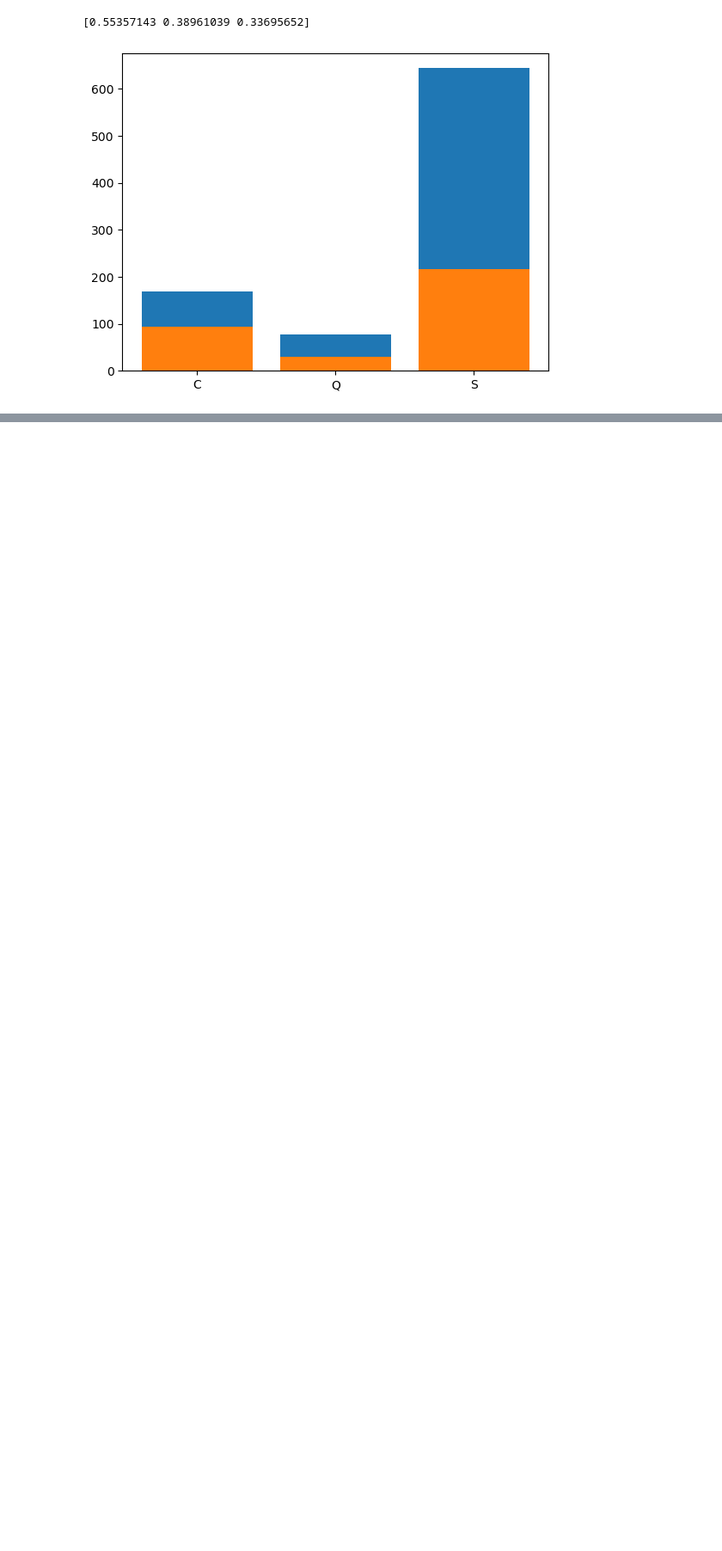
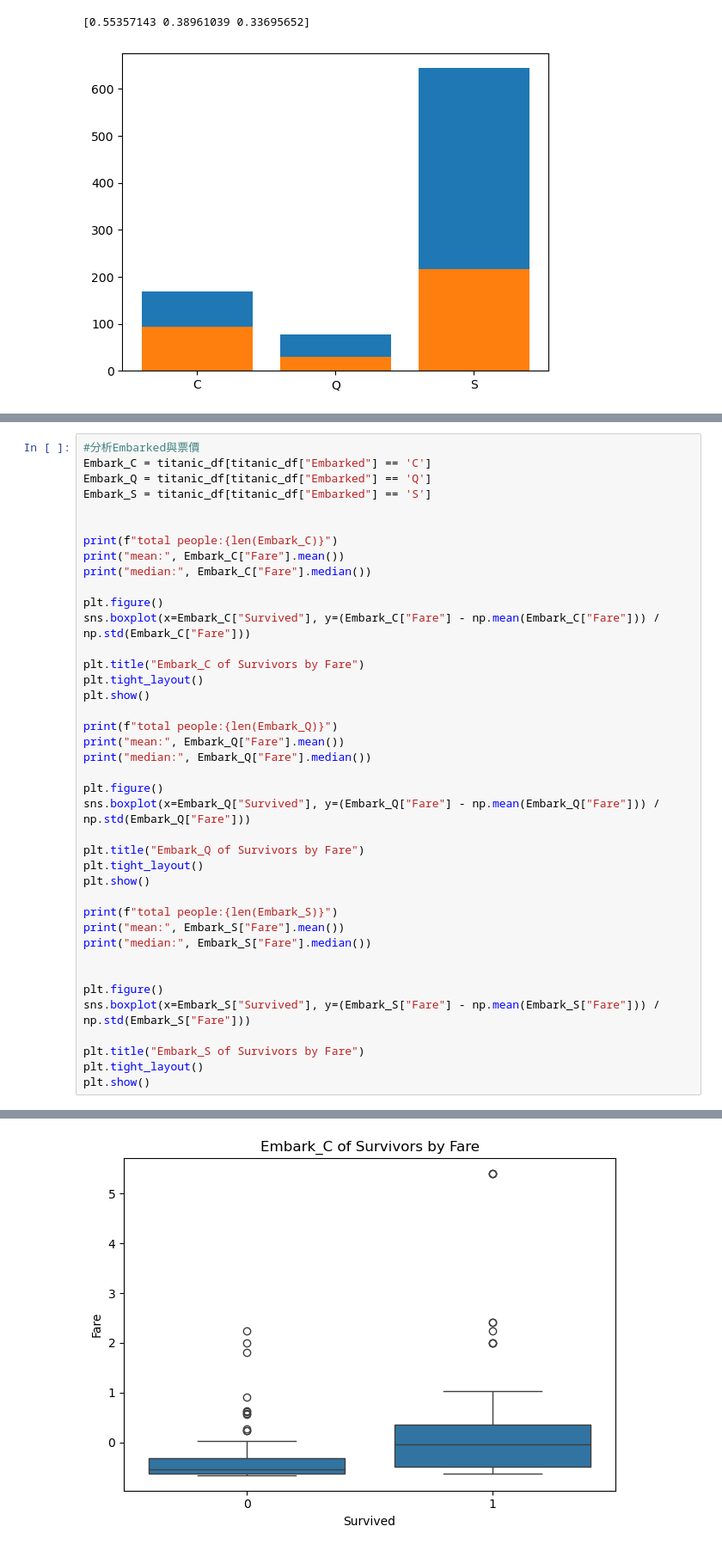
Before and after one commit to weiso131/sklearn_practice, a Jupyter notebook: titanic_disaster/titanic_analyze.ipynb, the cells around one changed output, grey strips where cells are left out. Shown: that part at 86% size. Drawn from its saved outputs; the diff is of its cells as text; blank space fills up the shorter version.

```diff
--- a/titanic_disaster/titanic_analyze.ipynb
+++ b/titanic_disaster/titanic_analyze.ipynb
@@ -328,0 +303,41 @@ for i in range(3):
+# %%
+#分析Embarked與票價
+Embark_C = titanic_df[titanic_df["Embarked"] == 'C']
+Embark_Q = titanic_df[titanic_df["Embarked"] == 'Q']
+Embark_S = titanic_df[titanic_df["Embarked"] == 'S']
+
+
+print(f"total people:{len(Embark_C)}")
+print("mean:", Embark_C["Fare"].mean())
+print("median:", Embark_C["Fare"].median())
+
+plt.figure()
+sns.boxplot(x=Embark_C["Survived"], y=(Embark_C["Fare"] - np.mean(Embark_C["Fare"])) / np.std(Embark_C["Fare"]))
+
+plt.title("Embark_C of Survivors by Fare")
+plt.tight_layout()
+plt.show()
+
+print(f"total people:{len(Embark_Q)}")
+print("mean:", Embark_Q["Fare"].mean())
+print("median:", Embark_Q["Fare"].median())
+
+plt.figure()
+sns.boxplot(x=Embark_Q["Survived"], y=(Embark_Q["Fare"] - np.mean(Embark_Q["Fare"])) / np.std(Embark_Q["Fare"]))
+
+plt.title("Embark_Q of Survivors by Fare")
+plt.tight_layout()
+plt.show()
+
+print(f"total people:{len(Embark_S)}")
+print("mean:", Embark_S["Fare"].mean())
+print("median:", Embark_S["Fare"].median())
+
+
+plt.figure()
+sns.boxplot(x=Embark_S["Survived"], y=(Embark_S["Fare"] - np.mean(Embark_S["Fare"])) / np.std(Embark_S["Fare"]))
+
+plt.title("Embark_S of Survivors by Fare")
+plt.tight_layout()
+plt.show()
+# %% [output]
@@ -328,0 +347 @@ for i in range(3):
+[figure, added]
```
Also changed, not shown: parts of 3 cells of this notebook, 1 other file.
